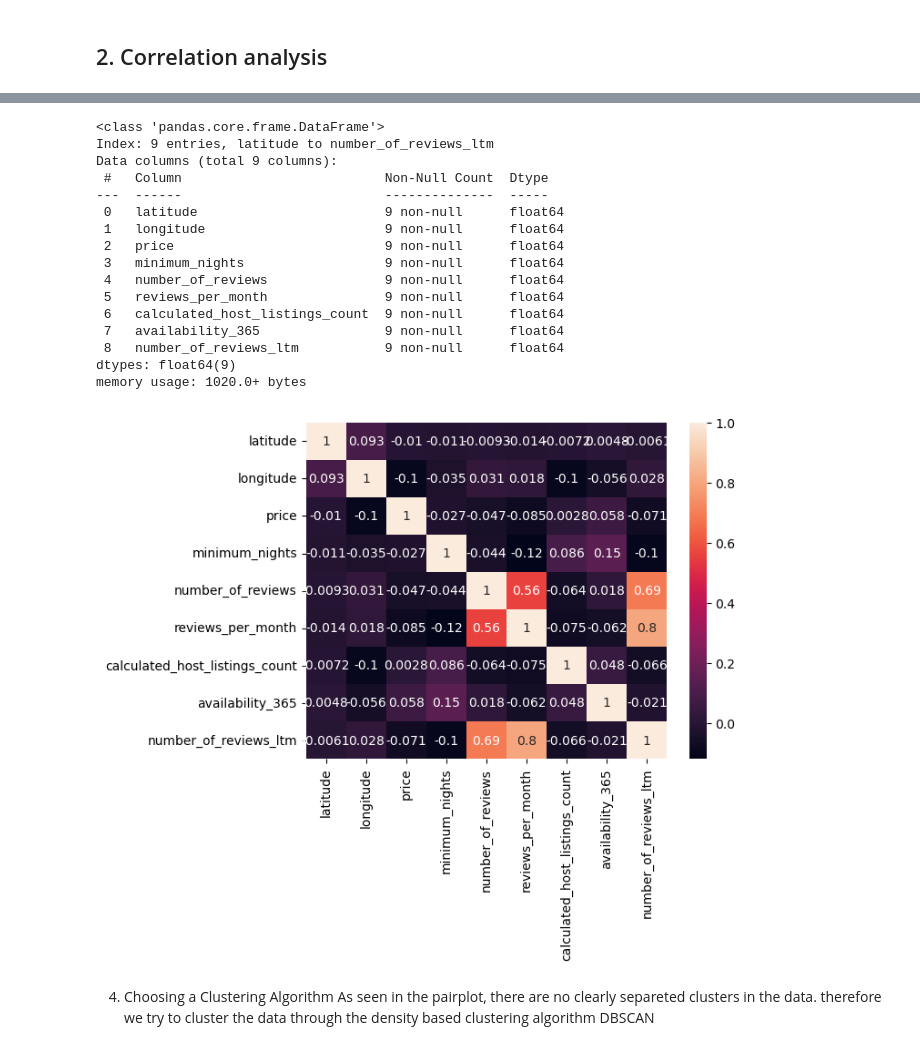
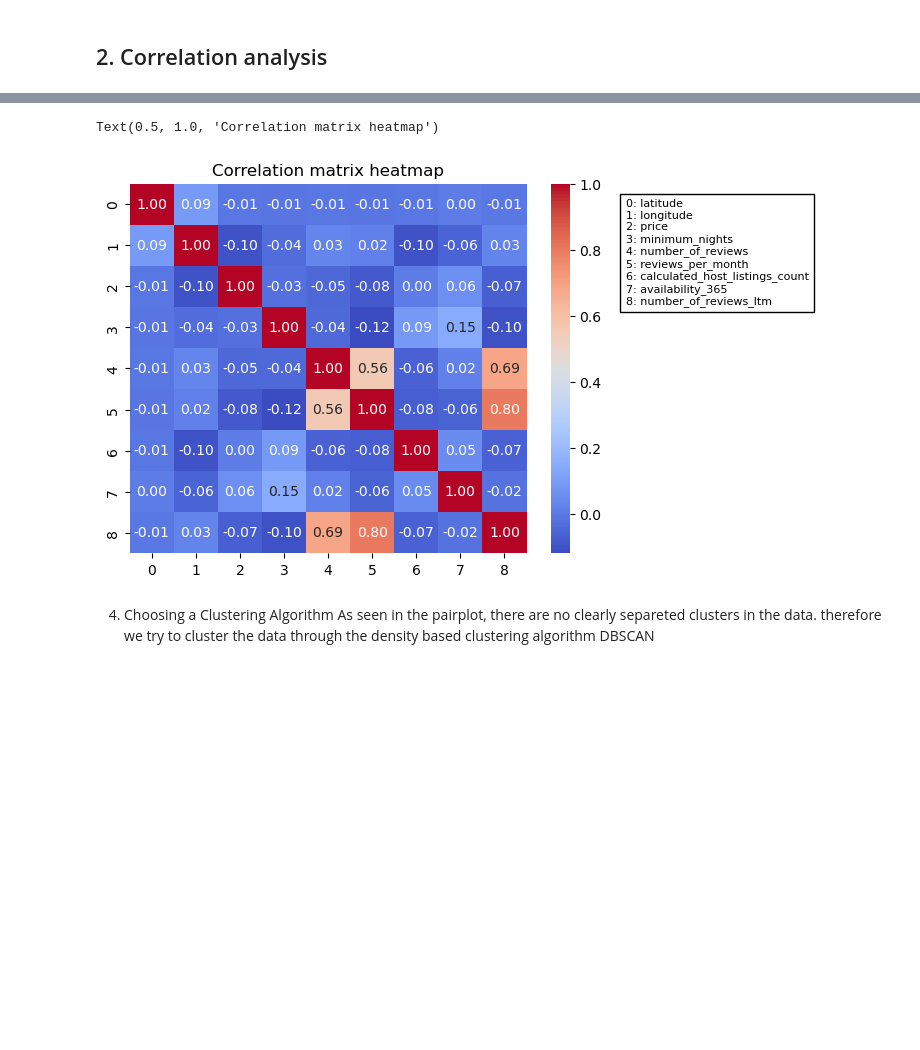
Before and after one commit to heinrichhegenbarth/KAN-CDSCO2004U_Machine_Learning_and_Deep_Learning, a Jupyter notebook: Assignment_1/assignment.ipynb, the cells around one changed output, grey strips where cells are left out. Cells and saved outputs as stored; diff of their text form; code cells hidden in the pictures; blank space fills up the shorter version.

```diff
--- a/Assignment_1/assignment.ipynb
+++ b/Assignment_1/assignment.ipynb
@@ -219,24 +213,21 @@ Standard Deviation of number_of_reviews_ltm is 13.320717006499429
-# %%
-corr_matrix.info()
-sns.heatmap(corr_matrix, annot=True);
-# %% [output]
-<class 'pandas.core.frame.DataFrame'>
-Index: 9 entries, latitude to number_of_reviews_ltm
-Data columns (total 9 columns):
- #   Column                          Non-Null Count  Dtype
----  ------                          --------------  -----
- 0   latitude                        9 non-null      float64
- 1   longitude                       9 non-null      float64
- 2   price                           9 non-null      float64
- 3   minimum_nights                  9 non-null      float64
- 4   number_of_reviews               9 non-null      float64
- 5   reviews_per_month               9 non-null      float64
- 6   calculated_host_listings_count  9 non-null      float64
- 7   availability_365                9 non-null      float64
- 8   number_of_reviews_ltm           9 non-null      float64
-dtypes: float64(9)
-memory usage: 1020.0+ bytes
-[figure, removed]
+# %%
+# Create a table with number feature mappings
+# Plot the heatmap
+# Create a table with number feature mappings
+feature_mapping = {i: col for i, col in enumerate(corr_matrix.columns)}
+
+# Plot the heatmap
+sns.heatmap(corr_matrix, annot=True, cmap='coolwarm', fmt=".2f", xticklabels=range(len(corr_matrix.columns)), yticklabels=range(len(corr_matrix.columns)))
+legend_text = "\n".join([f"{number}: {feature}" for number, feature in feature_mapping.items()])
+plt.tight_layout(rect=[1, 1, 1, 1])  # Adjust layout to make space for the legend
+plt.figtext(0.9, 0.63, legend_text, horizontalalignment='left', fontsize=8, bbox=dict(facecolor='none', edgecolor='black', boxstyle='square,pad=0.5'))
+plt.title('Correlation matrix heatmap')
+
+
+# from the pairplot deem longitude, latitude and availability365 to be the most interesting features to cluster with respect to the price
+# %% [output]
+Text(0.5, 1.0, 'Correlation matrix heatmap')
+[figure, added]
 # %% [markdown]
 4. Choosing a Clustering Algorithm
 As seen in the pairplot, there are no clearly separeted clusters in the data. therefore we try to cluster the data through the density based clustering algorithm DBSCAN
```
Also changed, not shown: parts of 9 cells of this notebook.
